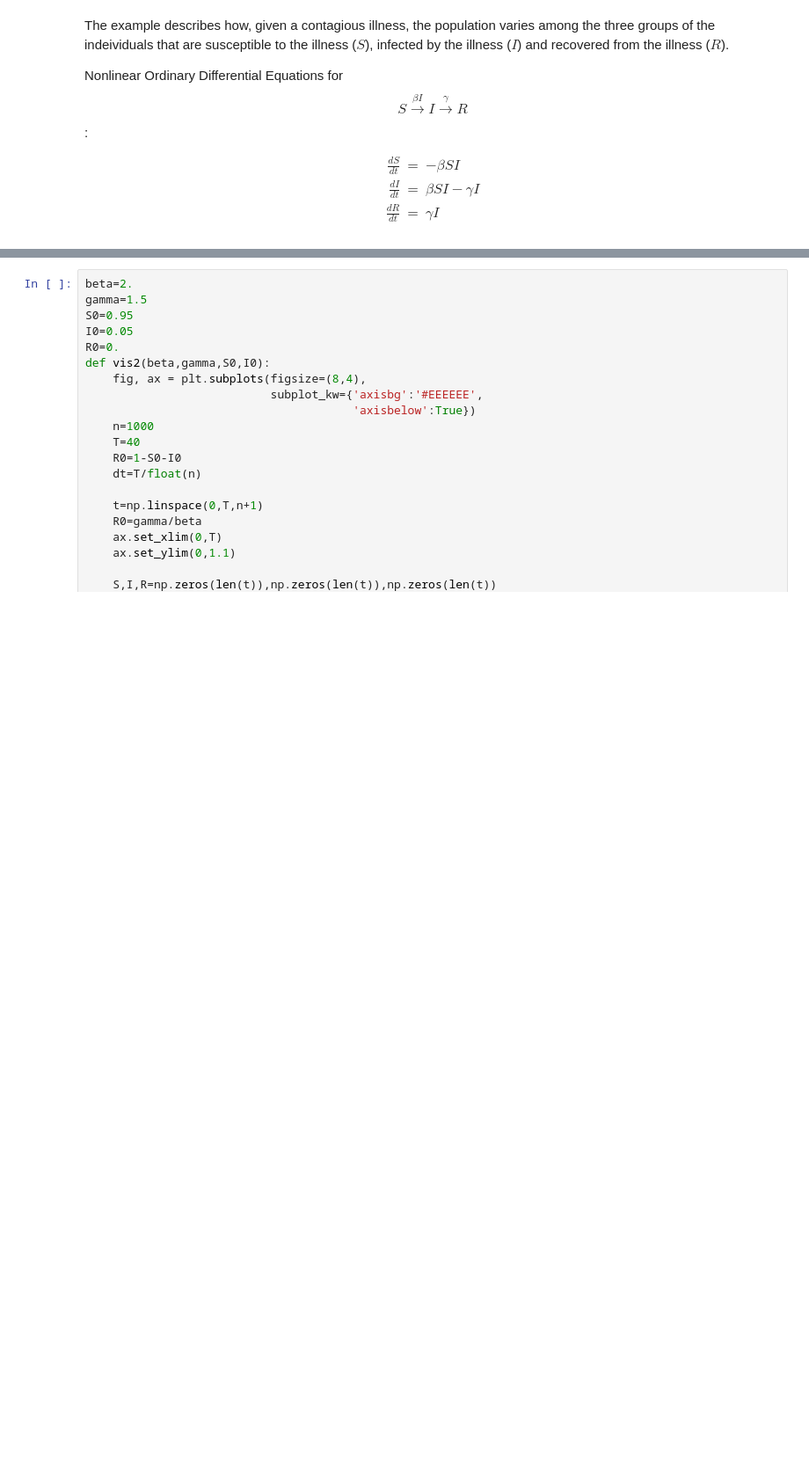
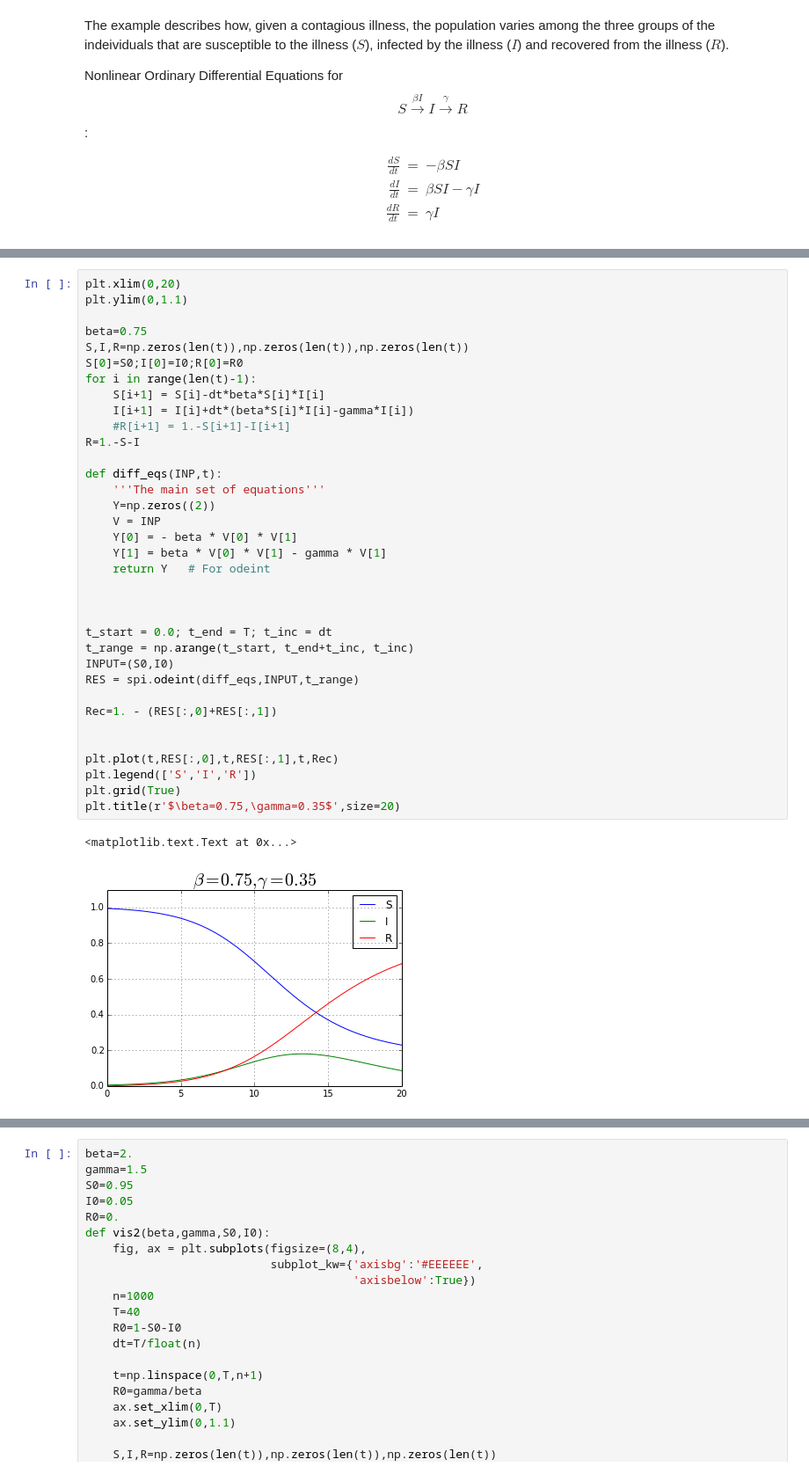
Before and after one commit to cchuang2009/math2014, a Jupyter notebook: 14/SIR.ipynb, the cells around one changed output, grey strips where cells are left out. Shown at 88% size. Drawn from its saved outputs; the diff is of its cells as text; blank space fills up the shorter version.

```diff
--- a/14/SIR.ipynb
+++ b/14/SIR.ipynb
@@ -55,3 +68,41 @@ while beta <=2.:
+# %%
+plt.xlim(0,20)
+plt.ylim(0,1.1)
+
+beta=0.75
+S,I,R=np.zeros(len(t)),np.zeros(len(t)),np.zeros(len(t))
+S[0]=S0;I[0]=I0;R[0]=R0
+for i in range(len(t)-1):
+    S[i+1] = S[i]-dt*beta*S[i]*I[i]
+    I[i+1] = I[i]+dt*(beta*S[i]*I[i]-gamma*I[i])
+    #R[i+1] = 1.-S[i+1]-I[i+1]
+R=1.-S-I
+
+def diff_eqs(INP,t):
+    '''The main set of equations'''
+    Y=np.zeros((2))
+    V = INP
+    Y[0] = - beta * V[0] * V[1]
+    Y[1] = beta * V[0] * V[1] - gamma * V[1]
+    return Y   # For odeint
+
+
+
+t_start = 0.0; t_end = T; t_inc = dt
+t_range = np.arange(t_start, t_end+t_inc, t_inc)
+INPUT=(S0,I0)
+RES = spi.odeint(diff_eqs,INPUT,t_range)
+
+Rec=1. - (RES[:,0]+RES[:,1])
+
+
+plt.plot(t,RES[:,0],t,RES[:,1],t,Rec)
+plt.legend(['S','I','R'])
+plt.grid(True)
+plt.title(r'$\beta=0.75,\gamma=0.35$',size=20)
+# %% [output]
+<matplotlib.text.Text at 0x...>
+[figure, added]
 # %%
 beta=2.
 def vis2(beta,gamma):
```
Also changed, not shown: parts of 34 cells of this notebook.
